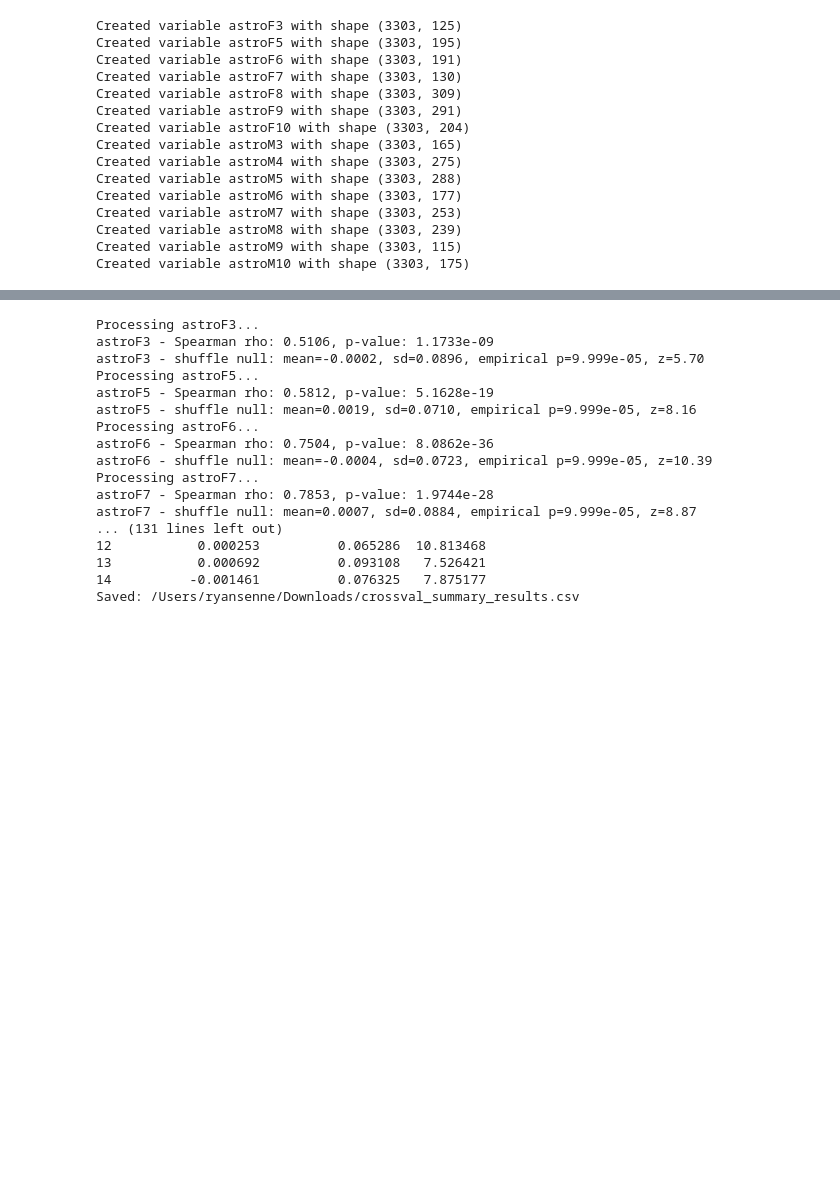
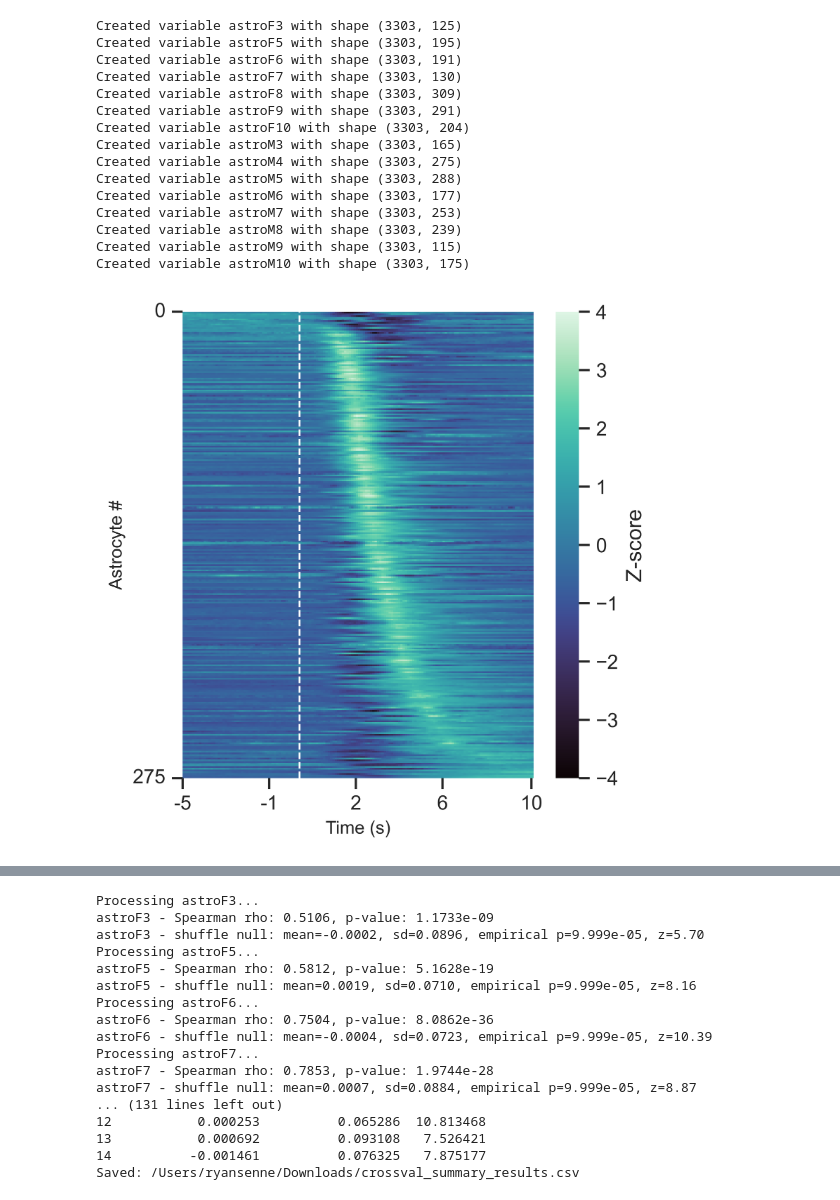
Before and after one commit to rsenne/dCA1_Paper, a Jupyter notebook: onep/Finalized/Figure2_crossvalled_heatmaps_rho_regression_FC.ipynb, the cells around one changed output, grey strips where cells are left out. Saved outputs shown, nothing was run; the diff lists cells and outputs as text; code cells hidden in the pictures; blank space fills up the shorter version.

Commit message:
figure updates

```diff
--- a/onep/Finalized/Figure2_crossvalled_heatmaps_rho_regression_FC.ipynb
+++ b/onep/Finalized/Figure2_crossvalled_heatmaps_rho_regression_FC.ipynb
@@ -43,3 +43,95 @@ Created variable astroM7 with shape (3303, 253)
 Created variable astroM8 with shape (3303, 239)
 Created variable astroM9 with shape (3303, 115)
 Created variable astroM10 with shape (3303, 175)
+# %%
+import numpy as np
+import matplotlib.pyplot as plt
+import seaborn as sns
+from scipy import stats
+
+def run_avg_event_heatmap(
+    animal_id,
+    traces,            # (T x N) or (N x T)
+    timestamps,        # (T,) in seconds
+    events,            # list of event times in seconds
+    save_path_prefix=None,
+    window=28,
+    vmin=-4, vmax=4
+):
+    """
+    Computes ETA for ALL given events (averaged), then plots ONE heatmap
+    sorted by each cell's peak response time (argmax).
+
+    Returns
+    -------
+    fig, ax, heatmap_path (or None if not saved)
+    """
+    # Ensure (N x T) for onep.*
+    if traces.shape[0] == timestamps.shape[0]:
+        data_for_eta = traces.T     # T x N -> N x T
+    else:
+        data_for_eta = traces       # already N x T
+
+    # --- ETA averaged over all events ---
+    eta_mean, eta_time = onep.eta_individual_cells(
+        data_for_eta, timestamps, [list(events)], window=window
+    )
+    # eta_mean: (N_cells x T_eta), eta_time: (T_eta,)
+
+    # Z-score per cell across time
+    z = stats.zscore(eta_mean, axis=1, nan_policy='omit')
+    z = np.nan_to_num(z, nan=0.0)
+
+    # Sort rows by each cell’s argmax (if onep.maxsort exists, use it; else fallback)
+    z_sorted, order = onep.maxsort(z)
+
+    # --- Plot ---
+    plt.rcParams.update({'font.size': 8, 'font.family': 'Arial'})
+    fig, ax = plt.subplots(1, 1, figsize=(4.5, 4.5), dpi=600)
+    sns.set(style="ticks", font="Arial")
+
+    hm = sns.heatmap(
+        z_sorted, ax=ax, cmap='mako', vmin=vmin, vmax=vmax,
+        cbar=True, cbar_kws={'label': 'Z-score'}, xticklabels=True, yticklabels=True, rasterized=True
+    )
+
+    # Label only first and last cell number on y-axis
+    n_cells = z_sorted.shape[0]
+    ax.set_yticks([0, n_cells])
+    ax.set_yticklabels(['0', str(n_cells)], rotation=0)
+
+    # X ticks as seconds
+    T = z_sorted.shape[1]
+    xticks = np.linspace(0, T-1, 5).astype(int)
+    xticklabels = np.linspace(float(eta_time.min()), float(eta_time.max()), 5).astype(int)
+    ax.set_xticks(xticks)
+    ax.set_xticklabels(xticklabels, rotation=0)
+
+    # Mark event onset at 0 s if the ETA window straddles zero
+    if (eta_time[0] < 0) and (eta_time[-1] > 0):
+        zero_idx = np.argmin(np.abs(eta_time - 0))
+        ax.axvline(zero_idx, linestyle='--', color='white', linewidth=1)
+
+    ax.set_xlabel('Time (s)', fontsize=10)
+    ax.set_ylabel('Astrocyte #', fontsize=10)
+    sns.despine(ax=ax, left=True, bottom=True)
+    plt.tight_layout()
+
+    out_path = None
+    if save_path_prefix:
+        out_path = f"{save_path_prefix}_avg_events_heatmap.svg"
+        fig.savefig(out_path, dpi=600, bbox_inches='tight')
+
+    return fig, ax, out_path
+
+fig, ax, fp = run_avg_event_heatmap(
+    animal_id='astroM4',
+    traces=astroM4,  # shape T x N from your earlier loop
+    timestamps=collection_fc.animals['astroM4'].Timestamps[:astroM4.shape[0]].to_numpy().squeeze(),
+    events=[120, 180, 240, 300],   # all shocks
+    window=10,
+    save_path_prefix='/Users/suthardr/Desktop/Revision/',
+    vmin=-4, vmax=4
+)
+# %% [output]
+[figure, added]
```
Also changed, not shown: parts of 9 cells of this notebook, 6 other files.
